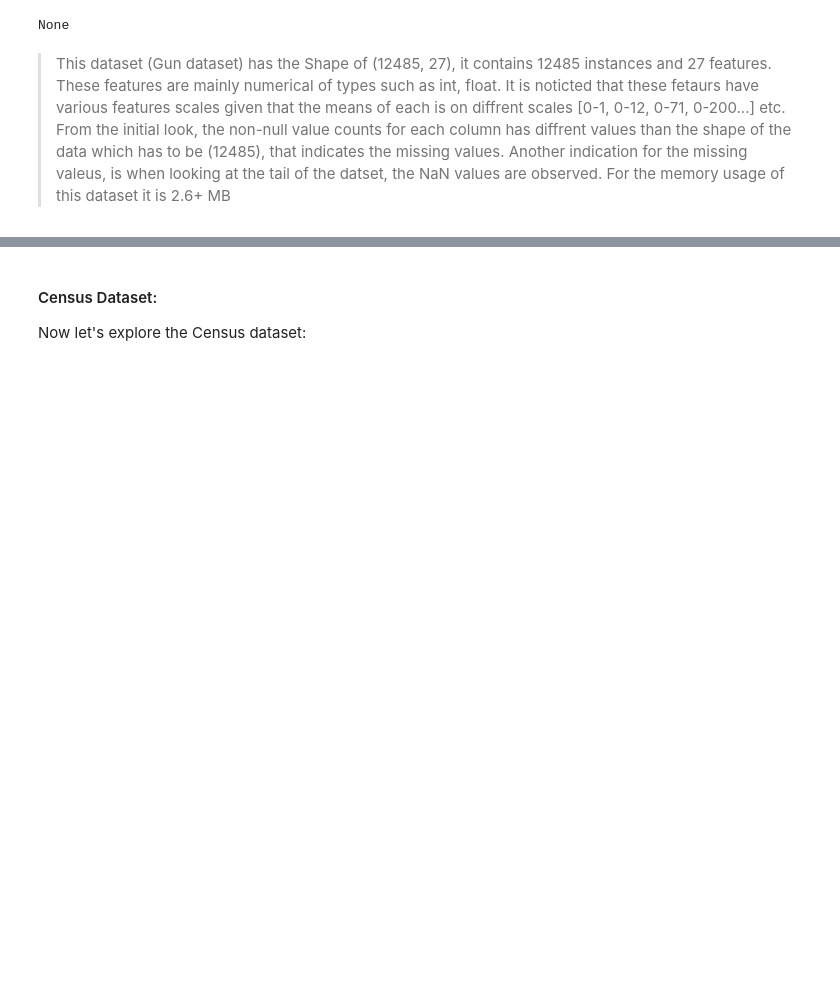
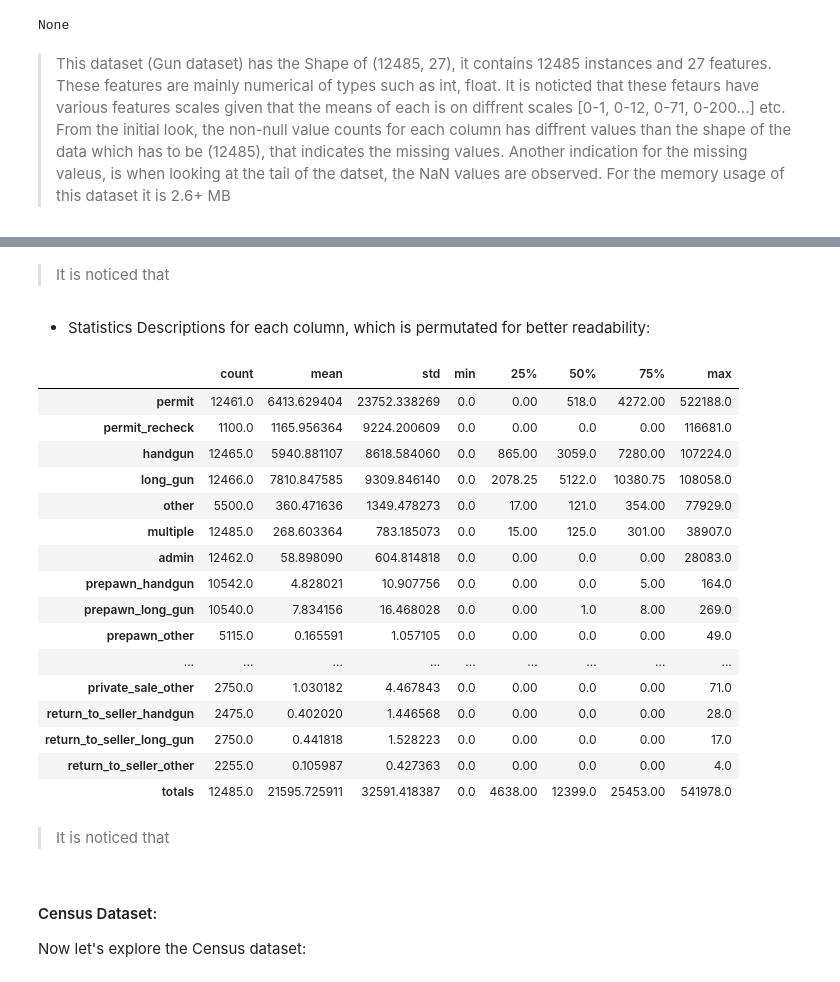
Before and after one commit to sondosaabed/NICS-firearm-background-checks-investigation, a Jupyter notebook: Investigatimg_Ncis_and_Census_data.ipynb, the cells around one changed output, grey strips where cells are left out. Saved outputs shown, nothing was run; the diff lists cells and outputs as text; code cells hidden in the pictures; blank space fills up the shorter version.

```diff
--- a/Investigatimg_Ncis_and_Census_data.ipynb
+++ b/Investigatimg_Ncis_and_Census_data.ipynb
@@ -257,3 +283,29 @@ None
+# %% [markdown]
+> It is noticed that
+# %% [markdown]
+- Statistics Descriptions for each column, which is permutated for better readability:
+# %%
+guns_dataset.describe().T
+# %% [output]
+|  | count | mean | std | min | 25% | 50% | 75% | max |
+| permit | 12461.0 | 6413.629404 | 23752.338269 | 0.0 | 0.00 | 518.0 | 4272.00 | 522188.0 |
+| permit_recheck | 1100.0 | 1165.956364 | 9224.200609 | 0.0 | 0.00 | 0.0 | 0.00 | 116681.0 |
+| handgun | 12465.0 | 5940.881107 | 8618.584060 | 0.0 | 865.00 | 3059.0 | 7280.00 | 107224.0 |
+| long_gun | 12466.0 | 7810.847585 | 9309.846140 | 0.0 | 2078.25 | 5122.0 | 10380.75 | 108058.0 |
+| other | 5500.0 | 360.471636 | 1349.478273 | 0.0 | 17.00 | 121.0 | 354.00 | 77929.0 |
+| multiple | 12485.0 | 268.603364 | 783.185073 | 0.0 | 15.00 | 125.0 | 301.00 | 38907.0 |
+| admin | 12462.0 | 58.898090 | 604.814818 | 0.0 | 0.00 | 0.0 | 0.00 | 28083.0 |
+| prepawn_handgun | 10542.0 | 4.828021 | 10.907756 | 0.0 | 0.00 | 0.0 | 5.00 | 164.0 |
+| prepawn_long_gun | 10540.0 | 7.834156 | 16.468028 | 0.0 | 0.00 | 1.0 | 8.00 | 269.0 |
+| prepawn_other | 5115.0 | 0.165591 | 1.057105 | 0.0 | 0.00 | 0.0 | 0.00 | 49.0 |
+| ... | ... | ... | ... | ... | ... | ... | ... | ... |
+| private_sale_other | 2750.0 | 1.030182 | 4.467843 | 0.0 | 0.00 | 0.0 | 0.00 | 71.0 |
+| return_to_seller_handgun | 2475.0 | 0.402020 | 1.446568 | 0.0 | 0.00 | 0.0 | 0.00 | 28.0 |
+| return_to_seller_long_gun | 2750.0 | 0.441818 | 1.528223 | 0.0 | 0.00 | 0.0 | 0.00 | 17.0 |
+| return_to_seller_other | 2255.0 | 0.105987 | 0.427363 | 0.0 | 0.00 | 0.0 | 0.00 | 4.0 |
+| totals | 12485.0 | 21595.725911 | 32591.418387 | 0.0 | 4638.00 | 12399.0 | 25453.00 | 541978.0 |
+# %% [markdown]
+> It is noticed that
 # %% [markdown]
 #### Census Dataset:
 Now let's explore the Census dataset:
```
Also changed, not shown: parts of 19 cells of this notebook.
